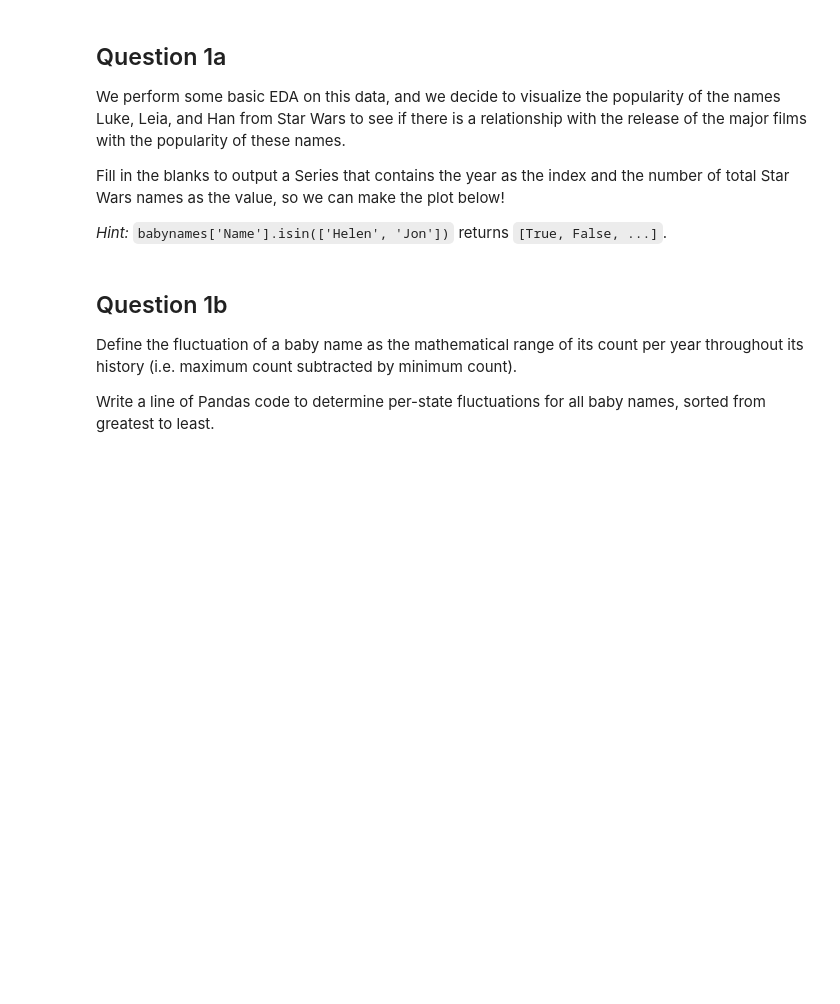
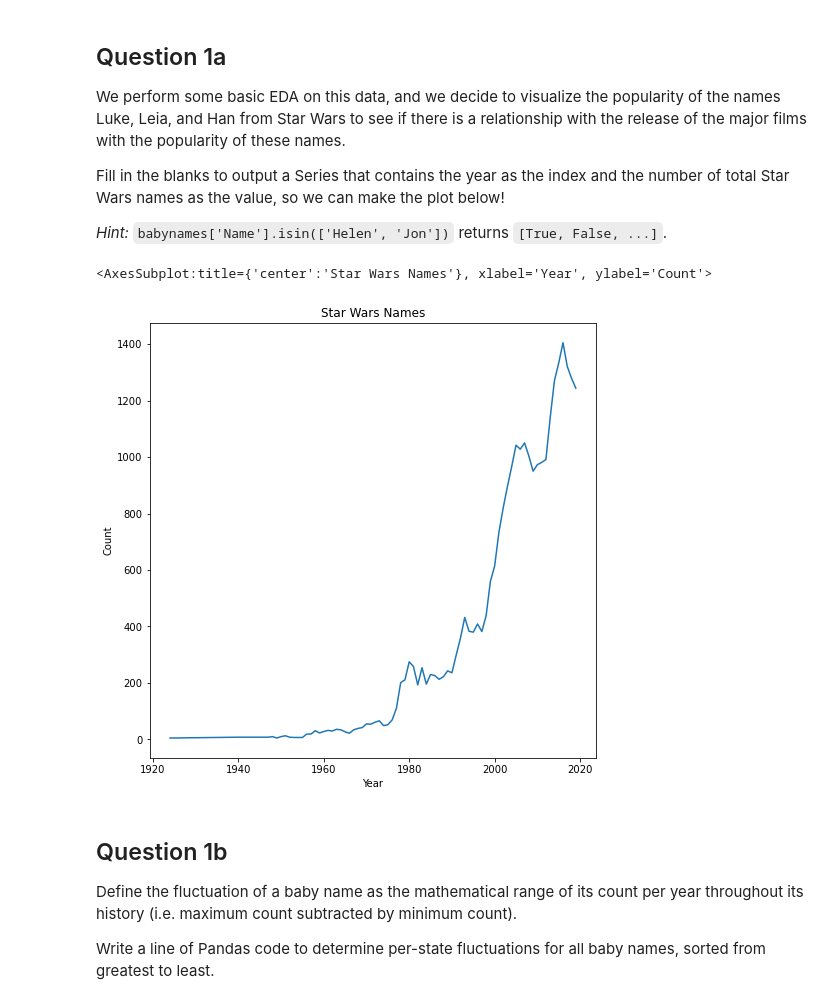
Before and after one commit to DS-100/sp22, a Jupyter notebook: disc/disc03/disc03-pandas-student-blank.ipynb, the cells around one changed output. Drawn from its saved outputs; the diff is of its cells as text; code cells hidden in the pictures; blank space fills up the shorter version.

```diff
--- a/disc/disc03/disc03-pandas-student-blank.ipynb
+++ b/disc/disc03/disc03-pandas-student-blank.ipynb
@@ -49,10 +62,12 @@ Fill in the blanks to output a Series that contains the year as the index and th
 *Hint:* `babynames['Name'].isin(['Helen', 'Jon'])` returns `[True, False, ...]`.
 # %%
 sw_names = ['Luke', 'Leia', 'Han']
-babynames[...] \
-         .groupby(...) \ # ...
-         .plot(ylabel = 'Count', title = 'Star Wars Names',
-               figsize = (8, 8))
+babynames[babynames['Name'].isin(sw_names)] \
+         .groupby('Year')['Count'].sum() \
+         .plot(ylabel = 'Count', title = 'Star Wars Names',figsize = (8, 8))
+# %% [output]
+<AxesSubplot:title={'center':'Star Wars Names'}, xlabel='Year', ylabel='Count'>
+[figure, added]
 # %% [markdown]
 ## Question 1b
 
```
Also changed, not shown: parts of 9 cells of this notebook, 10 other files.
